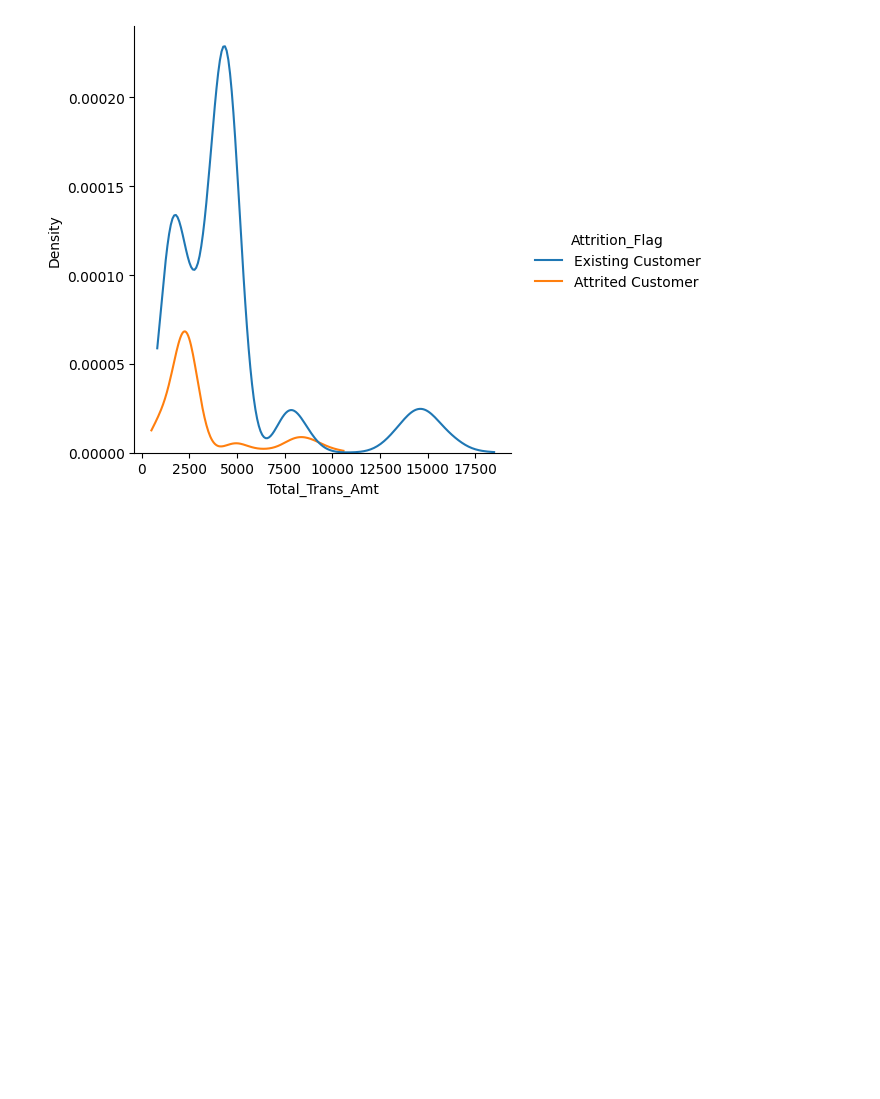
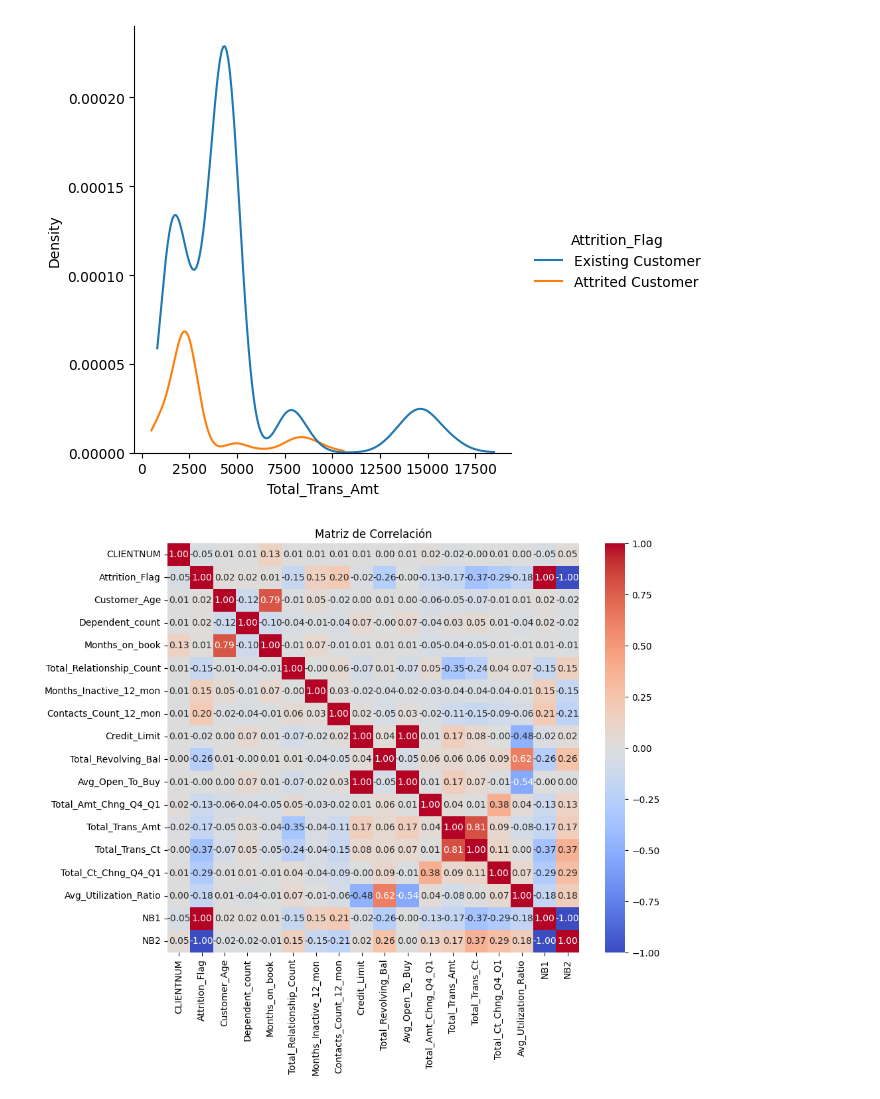
Before and after one commit to AdrielSalguero/Credit-Card-Customers-Prediction, a Jupyter notebook: deepnote/Credit_cards_customer/Notebook 1.ipynb, the cells around one changed output. Saved outputs shown, nothing was run; the diff lists cells and outputs as text; code cells hidden in the pictures; blank space fills up the shorter version.

```diff
--- a/deepnote/Credit_cards_customer/Notebook 1.ipynb
+++ b/deepnote/Credit_cards_customer/Notebook 1.ipynb
@@ -131,3 +132,13 @@ plt.show()
 [figure]
 [figure]
 [figure]
+# %%
+dataframe['Attrition_Flag'].replace({'Existing Customer': 0, 'Attrited Customer': 1}, inplace = True)
+corr_matrix = dataframe.corr()
+
+plt.figure(figsize=(10, 8))
+sns.heatmap(corr_matrix, annot=True, fmt='.2f', cmap='coolwarm', center=0)
+plt.title('Matriz de Correlación')
+plt.show()
+# %% [output]
+[figure, added]
```
Also changed, not shown: parts of 14 cells of this notebook, 1 other file.
